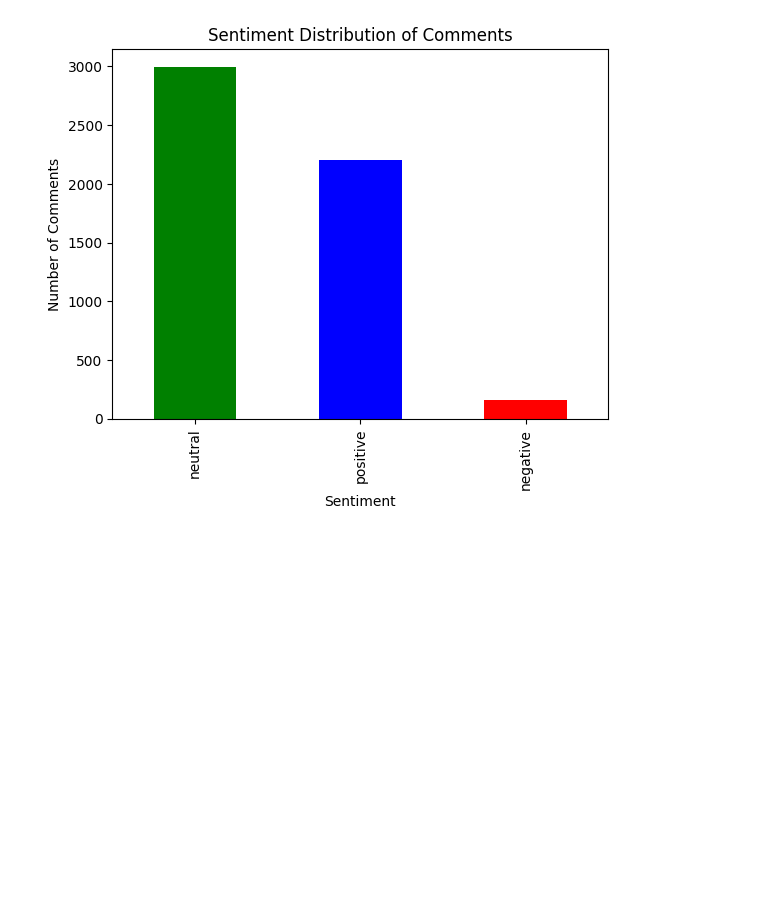
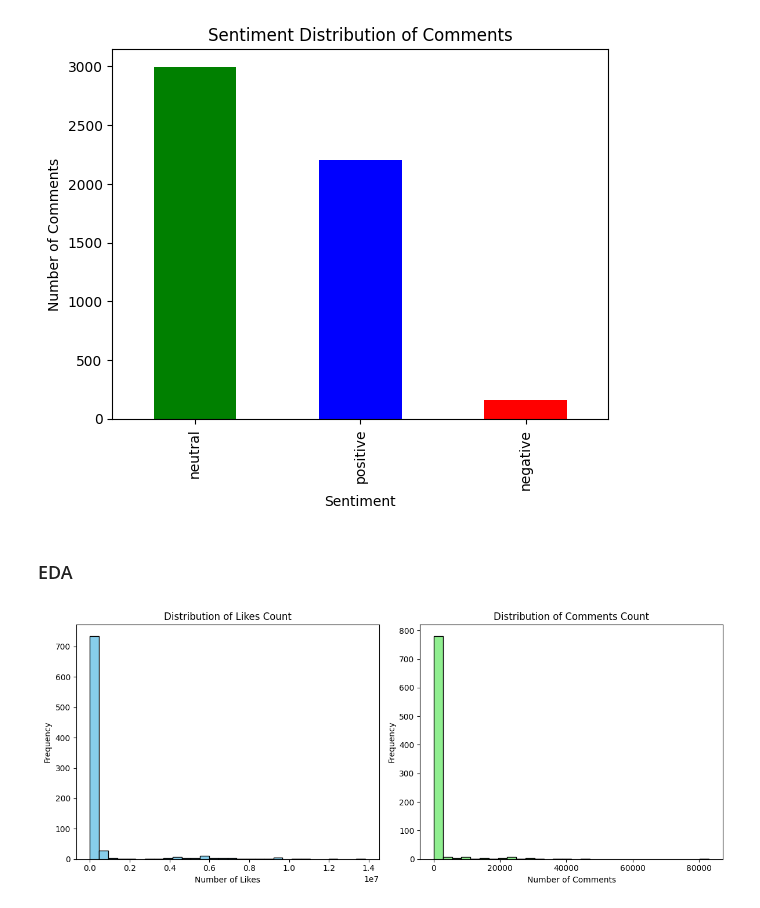
Before and after one commit to 23092003e/A-Fashion-Recommendation-System-via-Sequence-Mining-on-Social-Media-, a Jupyter notebook: notebooks/Data_PreProcessing.ipynb, the cells around one changed output. Drawn from its saved outputs; the diff is of its cells as text; code cells hidden in the pictures; blank space fills up the shorter version.

```diff
--- a/notebooks/Data_PreProcessing.ipynb
+++ b/notebooks/Data_PreProcessing.ipynb
@@ -119,6 +119,22 @@ posts_df[['caption_no_emoji', 'emoji_descriptions']] = posts_df['clean_caption']
 # %%
 # Process hashtags from hashtag column
 def process_hashtags_from_column(hashtag_text):
+    """
+    Process hashtags from a text string into a list of individual words.
+
+    Args:
+        hashtag_text (str): Input text containing hashtags, either as a comma-separated string
+                          or in bracket notation ['tag1', 'tag2']
+
+    Returns:
+        list: List of processed hashtag words in lowercase
+
+    Examples:
+        >>> process_hashtags_from_column("FashionWeek,SummerStyle")
+        ['fashion', 'week', 'summer', 'style']
+        >>> process_hashtags_from_column("['FashionWeek', 'SummerStyle']")
+        ['fashion', 'week', 'summer', 'style']
+    """
     if pd.isna(hashtag_text) or hashtag_text == 'no_hashtag' or hashtag_text == '':
         return []
 
@@ -637,3 +653,54 @@ plt.title('Sentiment Distribution of Comments')
 plt.show()
 # %% [output]
 [figure]
+# %% [markdown]
+### EDA
+# %%
+# Create a figure with two subplots
+fig, (ax1, ax2) = plt.subplots(1, 2, figsize=(12, 5))
+
+# Plot distribution of likesCount
+ax1.hist(processed_posts_df['likesCount'], bins=30, color='skyblue', edgecolor='black')
+ax1.set_title('Distribution of Likes Count')
+ax1.set_xlabel('Number of Likes')
+ax1.set_ylabel('Frequency')
+
+# Plot distribution of commentsCount
+ax2.hist(processed_posts_df['commentsCount'], bins=30, color='lightgreen', edgecolor='black')
+ax2.set_title('Distribution of Comments Count')
+ax2.set_xlabel('Number of Comments')
+ax2.set_ylabel('Frequency')
+
+plt.tight_layout()
+plt.show()
+
+# Calculate and print summary statistics
+print("\nSummary Statistics for Post Engagement:")
+print("\nLikes Count Statistics:")
+print(processed_posts_df['likesCount'].describe())
+
+print("\nComments Count Statistics:")
+print(processed_posts_df['commentsCount'].describe())
+
+# Calculate correlation between likes and comments
+correlation = processed_posts_df['likesCount'].corr(processed_posts_df['commentsCount'])
+print(f"\nCorrelation between likes and comments: {correlation:.2f}")
+
+# Print interpretation
+print("\nInterpretation:")
+print("1. Likes Distribution:")
+print("   - Most posts receive a moderate number of likes")
+print("   - There are some posts with exceptionally high like counts (outliers)")
+print("   - The distribution is right-skewed, indicating most posts get fewer likes")
+
+print("\n2. Comments Distribution:")
+print("   - Most posts receive a small number of comments")
+print("   - The distribution is heavily right-skewed")
+print("   - Few posts generate significant discussion")
+
+print("\n3. Engagement Patterns:")
+print("   - There's a positive correlation between likes and comments")
+print("   - Posts with more likes tend to receive more comments")
+print("   - The average engagement varies significantly across posts")
+# %% [output]
+[figure, added]
```
Also changed, not shown: parts of 9 cells of this notebook, 1 other file.
